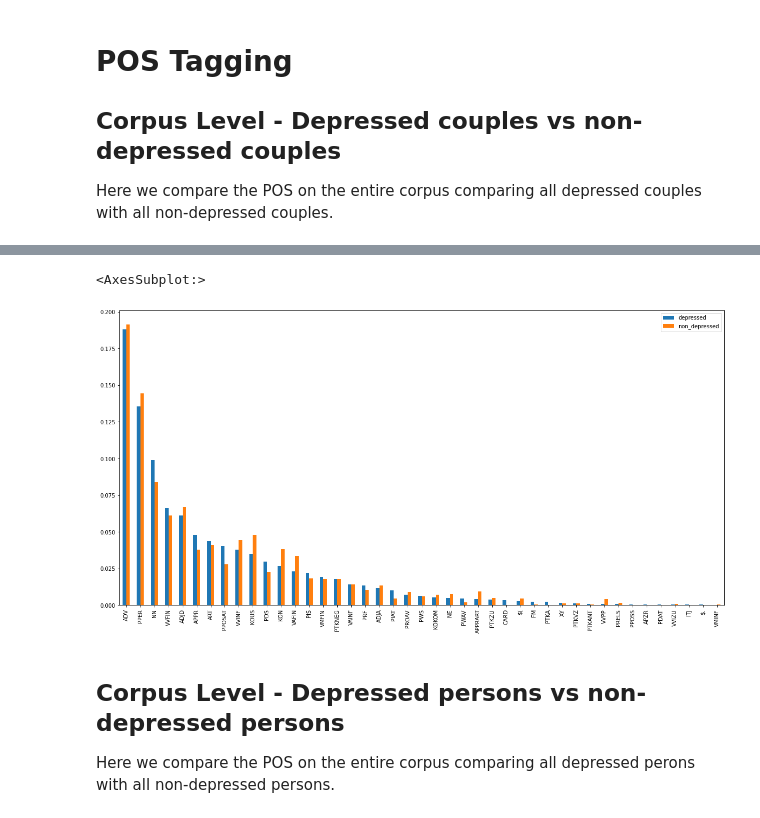
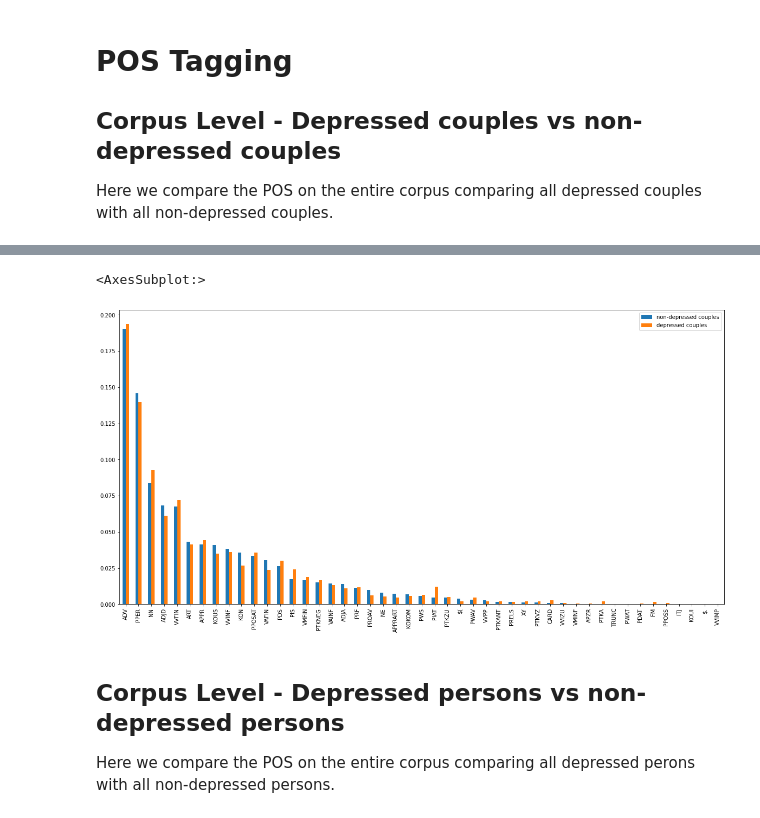
Before and after one commit to gitexa/sigmund, a Jupyter notebook: data_description.ipynb, the cells around one changed output, grey strips where cells are left out. Drawn from its saved outputs; the diff is of its cells as text; code cells hidden in the pictures.

```diff
--- a/data_description.ipynb
+++ b/data_description.ipynb
@@ -85,6 +85,3 @@ df_tfidf.head(20).plot(kind='bar', figsize=(20,10))
 ## Corpus Level - Depressed couples vs non-depressed couples
 
 Here we compare the POS on the entire corpus comparing all depressed couples with all non-depressed couples.
-# %%
-df = pd.read_csv("all_preprocessed.csv")
-df.head(2)
@@ -95,28 +88,32 @@ df.head(2)
-# %%
-# POS tagging with spacy
-non_depressed = df.loc[(df['group'] == 0) & (df['speaker'] == 'A')]['normalized_text'].dropna().tolist()
-non_depressed_string = ' '.join(non_depressed)
-
-depressed = df.loc[(df['group'] == 1) & (df['speaker'] == 'A')]['normalized_text'].dropna().tolist()
-depressed_string = ' '.join(depressed)
-
-doc_non_depressed = nlp(non_depressed_string)
-doc_depressed = nlp(depressed_string)
-
-pos_non_depressed = []
-[pos_non_depressed.append(doc.tag_) for doc in doc_non_depressed]
-
-pos_depressed = []
-[pos_depressed.append(doc.tag_) for doc in doc_depressed]
-
-
-pos_non_depressed_summary = pd.DataFrame(pos_non_depressed, columns=['non-depressed couple']).apply(pd.value_counts).div(len(pos_non_depressed))
-pos_depressed_summary = pd.DataFrame(pos_depressed, columns=['depressed couple']).apply(pd.value_counts).div(len(pos_depressed))
-pos_summary = pd.concat([pos_depressed_summary, pos_non_depressed_summary], axis=1)
-pos_summary.plot(kind='bar', figsize=(20,10))
-# %% [output]
-<AxesSubplot:>
-[figure, removed]
+# %%
+# POS tagging with spacy
+def get_pos(dataframe):
+
+    df_as_string = ' '.join(dataframe.tolist())
+
+    doc = nlp(df_as_string)
+
+    pos = []
+    [pos.append(word.tag_) for word in doc]
+
+    return pos
+
+# get POS for non-depressed couples
+non_depressed_couples = df.loc[(df['group'] == 0)]['normalized_text'].dropna()
+pos_non_depressed_couples = get_pos(non_depressed_couples)
+pos_non_depressed_couples_summary = pd.DataFrame(pos_non_depressed_couples, columns=['non-depressed couples']).apply(pd.value_counts).div(len(pos_non_depressed_couples))
+
+# get POS for depressed couples
+depressed_couples = df.loc[(df['group'] == 1)]['normalized_text'].dropna()
+pos_depressed_couples = get_pos(depressed_couples)
+pos_depressed_couples_summary = pd.DataFrame(pos_depressed_couples, columns=['depressed couples']).apply(pd.value_counts).div(len(pos_depressed_couples))
+
+# plot
+pos_summary = pd.concat([pos_non_depressed_couples_summary, pos_depressed_couples_summary], axis=1)
+pos_summary.plot(kind='bar', figsize=(20,10))
+# %% [output]
+<AxesSubplot:>
+[figure, added]
 # %% [markdown]
 ## Corpus Level - Depressed persons vs non-depressed persons
 
```
Also changed, not shown: parts of 3 cells of this notebook.
